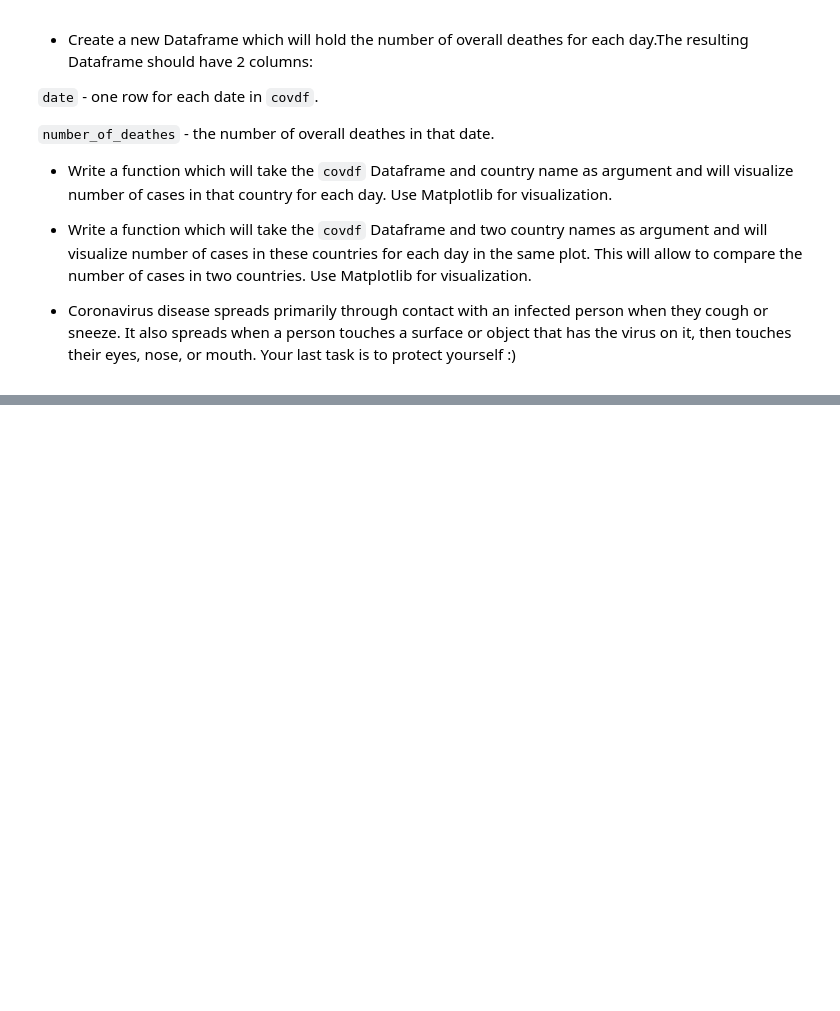
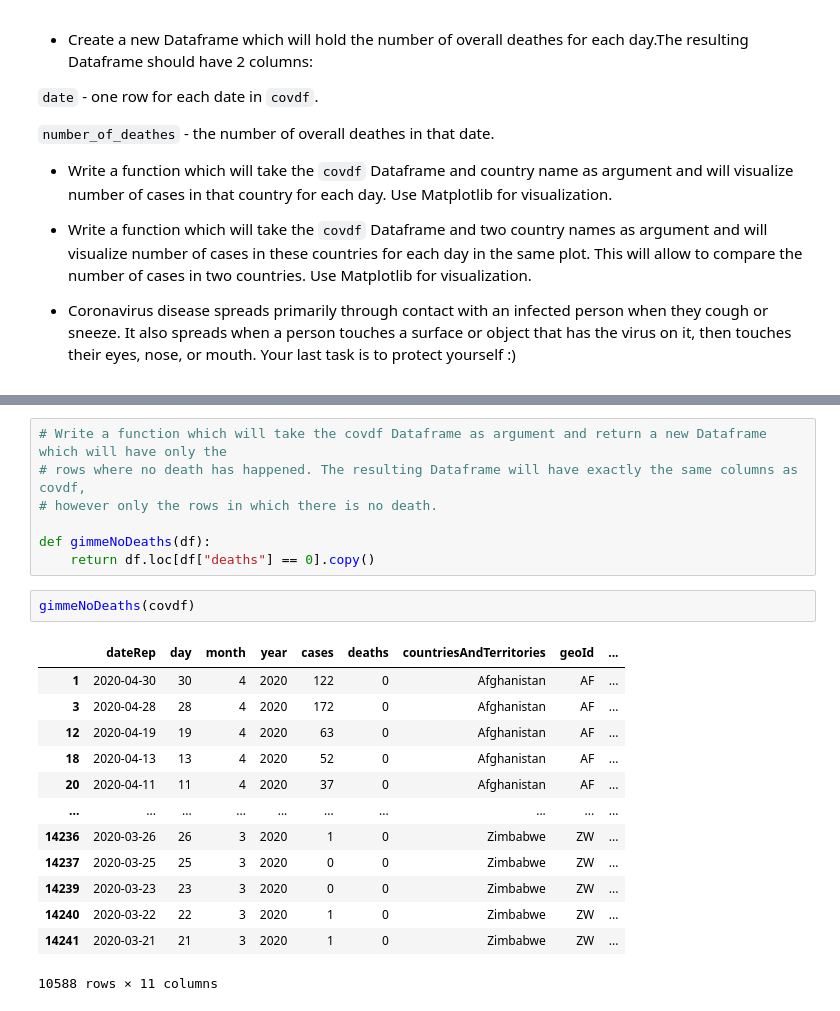
Before and after one commit to DavudSafarli/multimedia, a Jupyter notebook: Data Preprocessing - Project (COVID19).ipynb, the cells around one changed output, grey strips where cells are left out. Cells and saved outputs as stored; diff of their text form; blank space fills up the shorter version.

```diff
--- a/Data Preprocessing - Project (COVID19).ipynb
+++ b/Data Preprocessing - Project (COVID19).ipynb
@@ -59,0 +95,23 @@ Coronavirus (COVID-19) is an infectious disease caused by a new virus, which cau
+# %%
+# Write a function which will take the covdf Dataframe as argument and return a new Dataframe which will have only the
+# rows where no death has happened. The resulting Dataframe will have exactly the same columns as covdf,
+# however only the rows in which there is no death.
+
+def gimmeNoDeaths(df):
+    return df.loc[df["deaths"] == 0].copy()
+# %%
+gimmeNoDeaths(covdf)
+# %% [output]
+|  | dateRep | day | month | year | cases | deaths | countriesAndTerritories | geoId | ... |
+| 1 | 2020-04-30 | 30 | 4 | 2020 | 122 | 0 | Afghanistan | AF | ... |
+| 3 | 2020-04-28 | 28 | 4 | 2020 | 172 | 0 | Afghanistan | AF | ... |
+| 12 | 2020-04-19 | 19 | 4 | 2020 | 63 | 0 | Afghanistan | AF | ... |
+| 18 | 2020-04-13 | 13 | 4 | 2020 | 52 | 0 | Afghanistan | AF | ... |
+| 20 | 2020-04-11 | 11 | 4 | 2020 | 37 | 0 | Afghanistan | AF | ... |
+| ... | ... | ... | ... | ... | ... | ... | ... | ... | ... |
+| 14236 | 2020-03-26 | 26 | 3 | 2020 | 1 | 0 | Zimbabwe | ZW | ... |
+| 14237 | 2020-03-25 | 25 | 3 | 2020 | 0 | 0 | Zimbabwe | ZW | ... |
+| 14239 | 2020-03-23 | 23 | 3 | 2020 | 0 | 0 | Zimbabwe | ZW | ... |
+| 14240 | 2020-03-22 | 22 | 3 | 2020 | 1 | 0 | Zimbabwe | ZW | ... |
+| 14241 | 2020-03-21 | 21 | 3 | 2020 | 1 | 0 | Zimbabwe | ZW | ... |
+10588 rows × 11 columns
```
Also changed, not shown: parts of 9 cells of this notebook, 1 other file.
